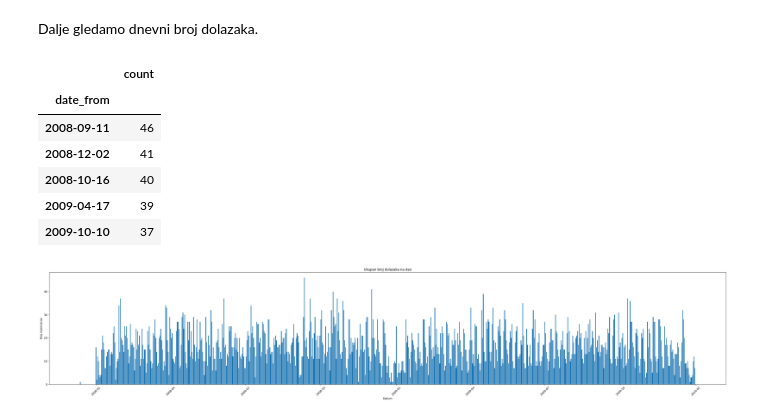
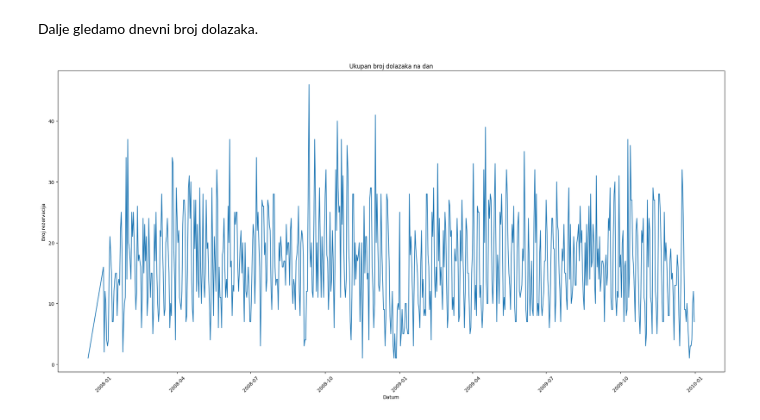
Before and after one commit to Matija-Kukic/lumen, a Jupyter notebook: data_process/train_processing/train_data_analysis.ipynb, the cells around one changed output. Drawn from its saved outputs; the diff is of its cells as text; code cells hidden in the pictures.

```diff
--- a/data_process/train_processing/train_data_analysis.ipynb
+++ b/data_process/train_processing/train_data_analysis.ipynb
@@ -103,8 +226,8 @@ Iz grafa vidimo ...
 # %% [markdown]
 Dalje gledamo kretanje broja rezervacija.
 # %%
-df["reservation_date"] = df["reservation_date"].dt.date
 reservation_count = df["reservation_date"].value_counts().reset_index()
 reservation_count.index = reservation_count["reservation_date"]
 del reservation_count["reservation_date"]
-reservation_count.head()
+reservation_count.sort_index(inplace = True)
+#reservation_count.head()
@@ -134,23 +249,16 @@ arrival = df[(df["cancel_date"].isna())]
 arrival_count = arrival["date_from"].value_counts().reset_index()
 arrival_count.index = arrival_count["date_from"]
 del arrival_count["date_from"]
-arrival_count.head()
+arrival_count.sort_index(inplace = True)
+#arrival_count.head()
-# %% [output]
-|  | count |
-| date_from |  |
-| 2008-09-11 | 46 |
-| 2008-12-02 | 41 |
-| 2008-10-16 | 40 |
-| 2009-04-17 | 39 |
-| 2009-10-10 | 37 |
 # %%
-plt.figure(figsize=(35, 7))
-plt.bar(arrival_count.index, arrival_count["count"])
+plt.figure(figsize=(20, 10))
+plt.plot(arrival_count.index, arrival_count["count"])
 plt.title("Ukupan broj dolazaka na dan")
 plt.xlabel("Datum")
 plt.ylabel("Broj rezervacija")
 plt.xticks(rotation = 45)
 plt.tight_layout()
 plt.show()
 # %% [output]
-[figure, old version]
+[figure, new version]
```
Also changed, not shown: parts of 53 cells of this notebook, 6 other files.
